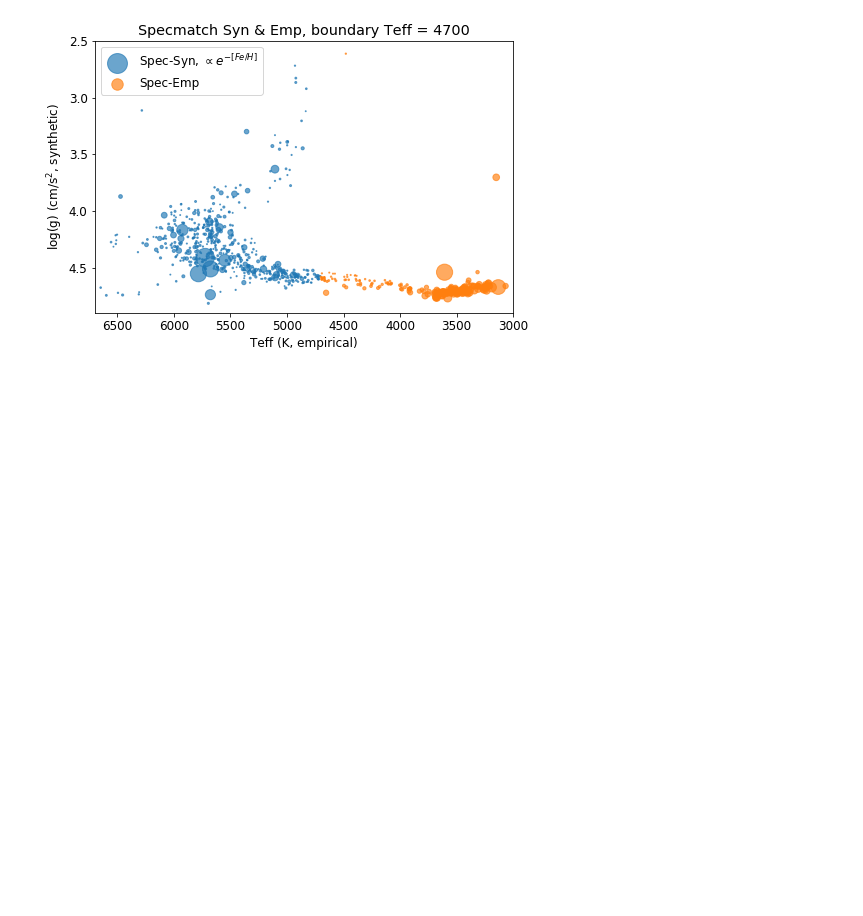
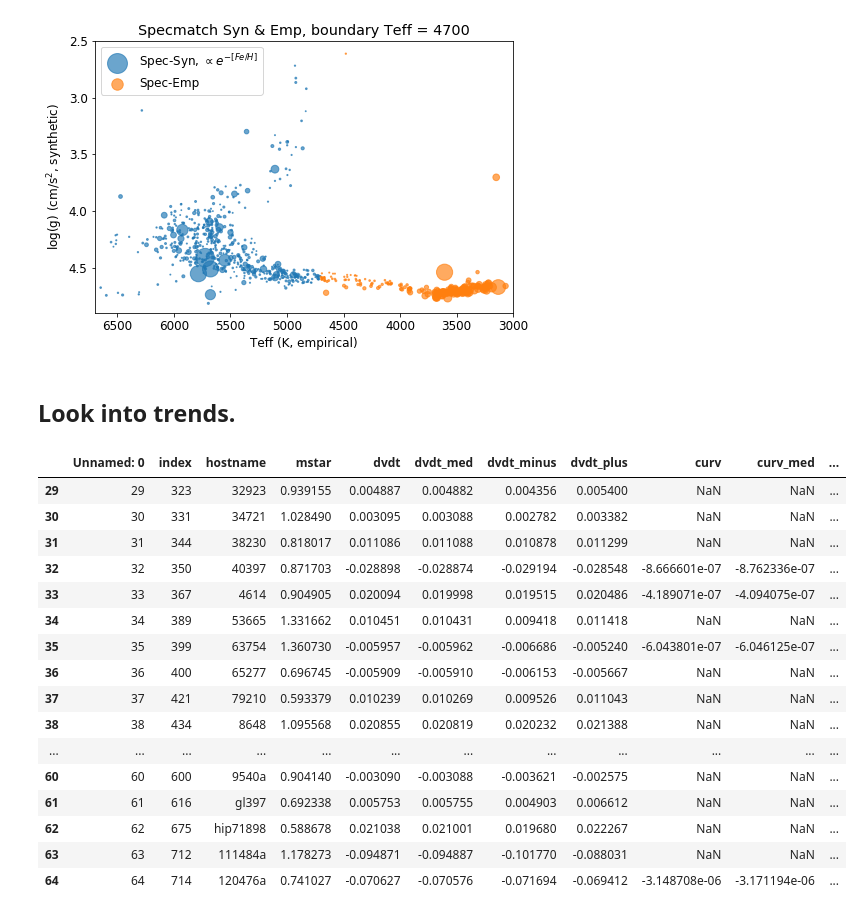
Before and after one commit to leerosenthalj/CLSI, a Jupyter notebook: Poster_plots.ipynb, the cells around one changed output. Saved outputs shown, nothing was run; the diff lists cells and outputs as text; code cells hidden in the pictures; blank space fills up the shorter version.

Commit message:
Added some stars to the trend list.

```diff
--- a/Poster_plots.ipynb
+++ b/Poster_plots.ipynb
@@ -19,6 +21,7 @@ from rvsearch import utils
 ## Load all of the relevant data.
 # %%
 planets = pd.read_csv('planet_list_719.csv')
+trends = pd.read_csv('trend_list_719.csv')
 specmatch = pd.read_csv('legacy_tables/legacy_specmatch_medians.csv')
 # %% [markdown]
 ## Plot mass vs. semi-major-axis, one with MAP-values and one with MCMC medians & uncertainties.
@@ -252,3 +246,25 @@ ax.legend()
 fig.savefig('Poster_plots/main_sequence_all.png', dpi=500)
 # %% [output]
 [figure]
+# %% [markdown]
+## Look into trends.
+# %%
+trends[29:]
+# %% [output]
+|  | Unnamed: 0 | index | hostname | mstar | dvdt | dvdt_med | dvdt_minus | dvdt_plus | curv | curv_med | ... |
+| 29 | 29 | 323 | 32923 | 0.939155 | 0.004887 | 0.004882 | 0.004356 | 0.005400 | NaN | NaN | ... |
+| 30 | 30 | 331 | 34721 | 1.028490 | 0.003095 | 0.003088 | 0.002782 | 0.003382 | NaN | NaN | ... |
+| 31 | 31 | 344 | 38230 | 0.818017 | 0.011086 | 0.011088 | 0.010878 | 0.011299 | NaN | NaN | ... |
+| 32 | 32 | 350 | 40397 | 0.871703 | -0.028898 | -0.028874 | -0.029194 | -0.028548 | -8.666601e-07 | -8.762336e-07 | ... |
+| 33 | 33 | 367 | 4614 | 0.904905 | 0.020094 | 0.019998 | 0.019515 | 0.020486 | -4.189071e-07 | -4.094075e-07 | ... |
+| 34 | 34 | 389 | 53665 | 1.331662 | 0.010451 | 0.010431 | 0.009418 | 0.011418 | NaN | NaN | ... |
+| 35 | 35 | 399 | 63754 | 1.360730 | -0.005957 | -0.005962 | -0.006686 | -0.005240 | -6.043801e-07 | -6.046125e-07 | ... |
+| 36 | 36 | 400 | 65277 | 0.696745 | -0.005909 | -0.005910 | -0.006153 | -0.005667 | NaN | NaN | ... |
+| 37 | 37 | 421 | 79210 | 0.593379 | 0.010239 | 0.010269 | 0.009526 | 0.011043 | NaN | NaN | ... |
+| 38 | 38 | 434 | 8648 | 1.095568 | 0.020855 | 0.020819 | 0.020232 | 0.021388 | NaN | NaN | ... |
+| ... | ... | ... | ... | ... | ... | ... | ... | ... | ... | ... | ... |
+| 60 | 60 | 600 | 9540a | 0.904140 | -0.003090 | -0.003088 | -0.003621 | -0.002575 | NaN | NaN | ... |
+| 61 | 61 | 616 | gl397 | 0.692338 | 0.005753 | 0.005755 | 0.004903 | 0.006612 | NaN | NaN | ... |
+| 62 | 62 | 675 | hip71898 | 0.588678 | 0.021038 | 0.021001 | 0.019680 | 0.022267 | NaN | NaN | ... |
+| 63 | 63 | 712 | 111484a | 1.178273 | -0.094871 | -0.094887 | -0.101770 | -0.088031 | NaN | NaN | ... |
+| 64 | 64 | 714 | 120476a | 0.741027 | -0.070627 | -0.070576 | -0.071694 | -0.069412 | -3.148708e-06 | -3.171194e-06 | ... |
```
Also changed, not shown: parts of 9 cells of this notebook, 9 other files.
